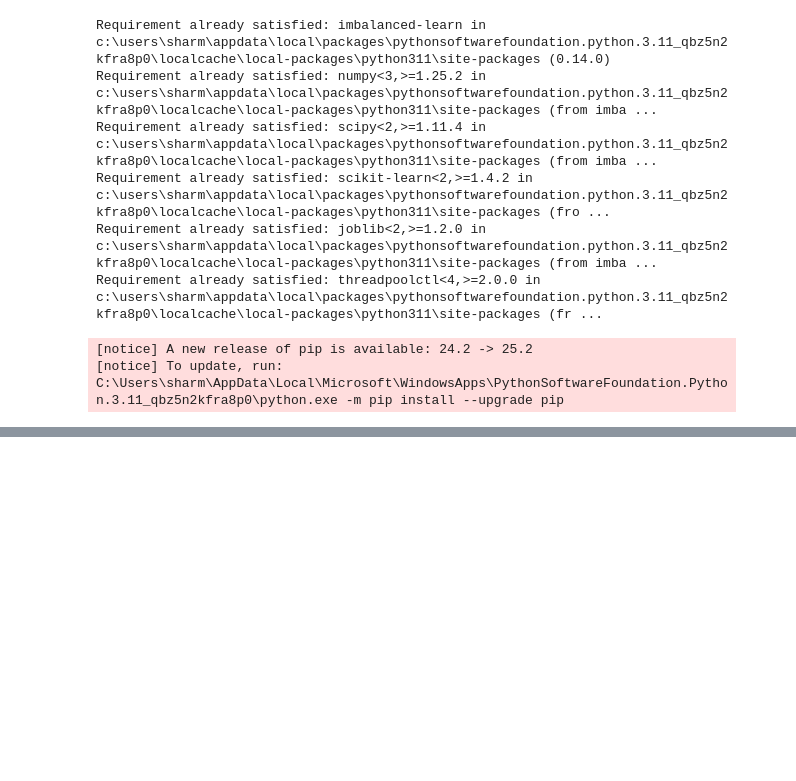
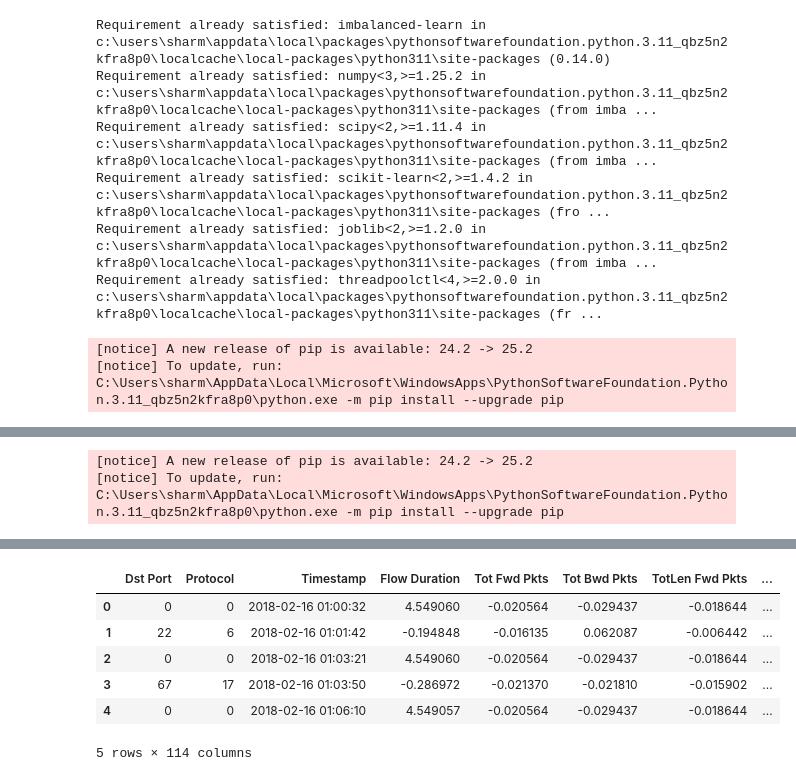
Before and after one commit to aadyanair/Trace_Transformer, a Jupyter notebook: Member1_FeatureEngineering.ipynb, the cells around one changed output, grey strips where cells are left out. Saved outputs shown, nothing was run; the diff lists cells and outputs as text; code cells hidden in the pictures; blank space fills up the shorter version.

```diff
--- a/Member1_FeatureEngineering.ipynb
+++ b/Member1_FeatureEngineering.ipynb
@@ -304,0 +335,72 @@ Minority class grew by 10359478.0% after SMOTE
+# %%
+# Cell X+1: Autoencoder for feature embeddings (PyTorch version)
+
+!pip install torch torchvision torchaudio
+
+import torch
+import torch.nn as nn
+import torch.optim as optim
+from torch.utils.data import DataLoader, TensorDataset
+
+# Convert numeric features to tensor
+X_auto = df[num_features].astype("float32").values
+X_tensor = torch.tensor(X_auto)
+
+dataset = TensorDataset(X_tensor, X_tensor)
+loader = DataLoader(dataset, batch_size=256, shuffle=True)
+
+# Define Autoencoder
+class Autoencoder(nn.Module):
+    def __init__(self, input_dim, latent_dim=20):
+        super(Autoencoder, self).__init__()
+        self.encoder = nn.Sequential(
+            nn.Linear(input_dim, 64),
+            nn.ReLU(),
+            nn.Linear(64, 32),
+            nn.ReLU(),
+            nn.Linear(32, latent_dim)
+        )
+        self.decoder = nn.Sequential(
+            nn.Linear(latent_dim, 32),
+            nn.ReLU(),
+            nn.Linear(32, 64),
+            nn.ReLU(),
+            nn.Linear(64, input_dim)
+        )
+    def forward(self, x):
+        latent = self.encoder(x)
+        reconstructed = self.decoder(latent)
+        return reconstructed, latent
+
+# Initialize model
+input_dim = X_auto.shape[1]
+latent_dim = 20
+model = Autoencoder(input_dim, latent_dim)
+criterion = nn.MSELoss()
+optimizer = optim.Adam(model.parameters(), lr=0.001)
+
+# Train
+for epoch in range(10):
+    total_loss = 0
+    for batch_x, _ in loader:
+        optimizer.zero_grad()
+        reconstructed, _ = model(batch_x)
+        loss = criterion(reconstructed, batch_x)
+        loss.backward()
+        optimizer.step()
+        total_loss += loss.item()
+    print(f"Epoch {epoch+1}, Loss: {total_loss/len(loader):.4f}")
+
+# Extract latent features
+with torch.no_grad():
+    _, latent_features = model(X_tensor)
+
+latent_df = pd.DataFrame(latent_features.numpy(), columns=[f"latent_{i}" for i in range(latent_dim)])
+
+# Merge into df
+df = pd.concat([df.reset_index(drop=True), latent_df], axis=1)
+print("✅ Autoencoder latent features added (PyTorch). Shape:", df.shape)
+df.head()
+# %% [output]
+[notice] A new release of pip is available: 24.2 -> 25.2
+[notice] To update, run: C:\Users\sharm\AppData\Local\Microsoft\WindowsApps\PythonSoftwareFoundation.Python.3.11_qbz5n2kfra8p0\python.exe -m pip install --upgrade pip
@@ -304,0 +424,7 @@ Minority class grew by 10359478.0% after SMOTE
+|  | Dst Port | Protocol | Timestamp | Flow Duration | Tot Fwd Pkts | Tot Bwd Pkts | TotLen Fwd Pkts | ... |
+| 0 | 0 | 0 | 2018-02-16 01:00:32 | 4.549060 | -0.020564 | -0.029437 | -0.018644 | ... |
+| 1 | 22 | 6 | 2018-02-16 01:01:42 | -0.194848 | -0.016135 | 0.062087 | -0.006442 | ... |
+| 2 | 0 | 0 | 2018-02-16 01:03:21 | 4.549060 | -0.020564 | -0.029437 | -0.018644 | ... |
+| 3 | 67 | 17 | 2018-02-16 01:03:50 | -0.286972 | -0.021370 | -0.021810 | -0.015902 | ... |
+| 4 | 0 | 0 | 2018-02-16 01:06:10 | 4.549057 | -0.020564 | -0.029437 | -0.018644 | ... |
+5 rows × 114 columns
```
Also changed, not shown: parts of 16 cells of this notebook.
